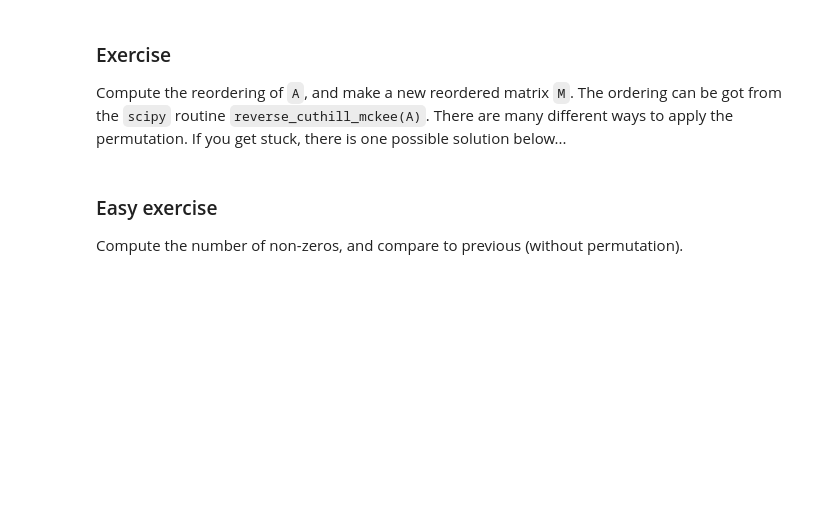
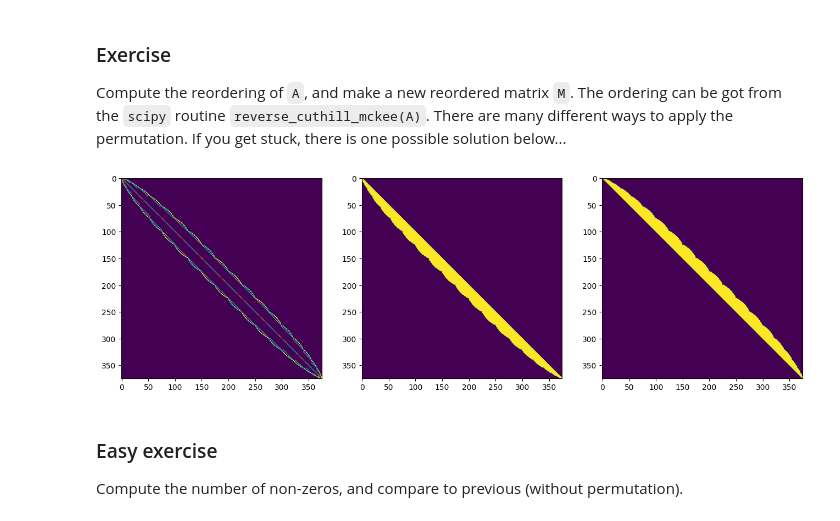
Before and after one commit to chrisrichardson/linear-algebra, a Jupyter notebook: 03_Sparse_Matrices.ipynb, the cells around one changed output. Saved outputs shown, nothing was run; the diff lists cells and outputs as text; code cells hidden in the pictures; blank space fills up the shorter version.

```diff
--- a/03_Sparse_Matrices.ipynb
+++ b/03_Sparse_Matrices.ipynb
@@ -109,24 +116,23 @@ There are many different ways to apply the permutation. If you get stuck, there
 # %%
 #@title Solution to exercise
 
-p = np.argsort(reverse_cuthill_mckee(A))
+p = reverse_cuthill_mckee(A)
 
 M = lil_matrix(A.shape)
 for i in range(A.shape[0]):
-    r = A.indices[A.indptr[i]:A.indptr[i+1]]
-    d = A.data[A.indptr[i]:A.indptr[i+1]]
-    for indx, val in zip(r, d):
-        M[p[i], p[indx]] = val
+  M[i, :] = A[p[i], p]
 
 P, L, U = lu(M.todense())
 
 plt.figure(figsize=(16, 6))
 plt.subplot(1, 3, 1)
 plt.imshow(M.todense() != 0);
 plt.subplot(1, 3, 2)
 plt.imshow(L!=0)
 plt.subplot(1, 3, 3)
 plt.imshow(U!=0);
+# %% [output]
+[figure, added]
 # %% [markdown]
 ### Easy exercise
 
```
Also changed, not shown: parts of 2 cells of this notebook.
